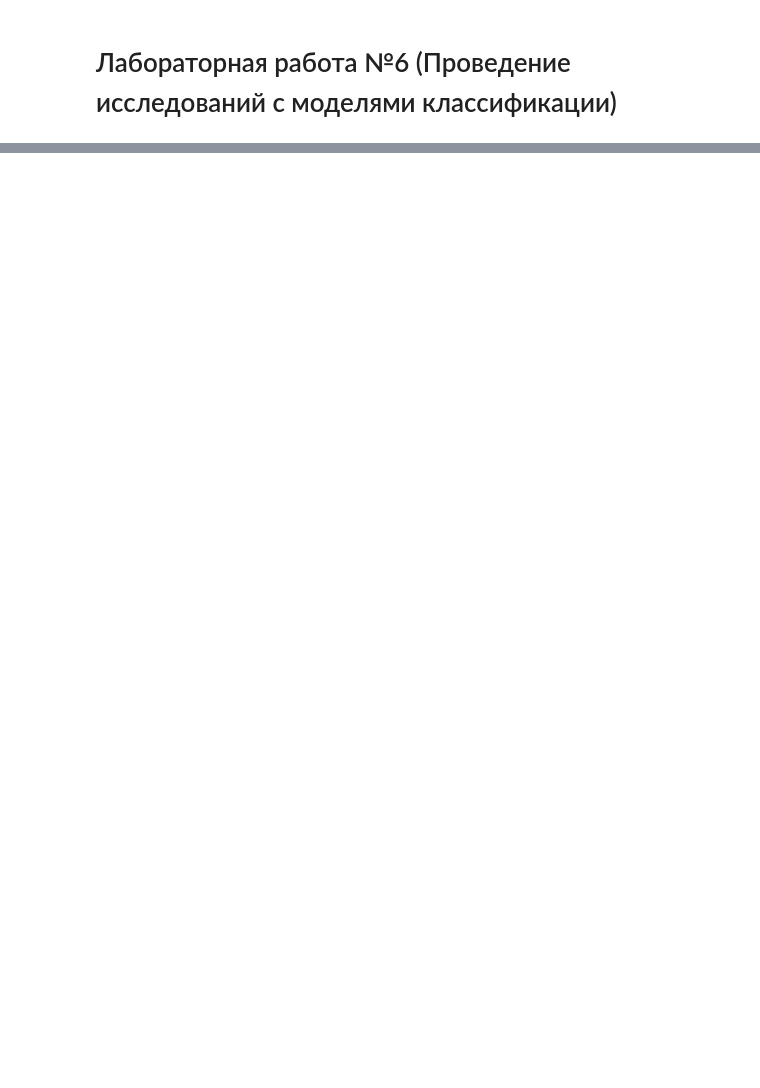
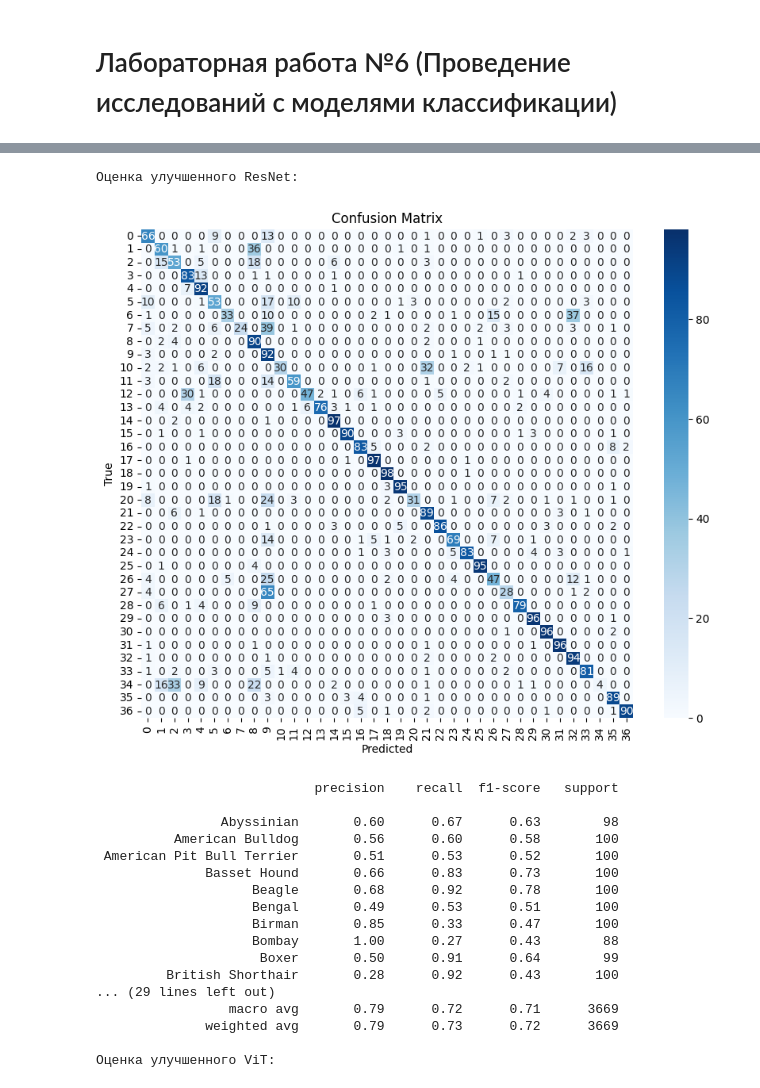
Before and after one commit to KristianNikulin/mai-AI-labs-2sem, a Jupyter notebook: ai_lab6.ipynb, the cells around one changed output, grey strips where cells are left out. Saved outputs shown, nothing was run; the diff lists cells and outputs as text; code cells hidden in the pictures; blank space fills up the shorter version.

```diff
--- a/ai_lab6.ipynb
+++ b/ai_lab6.ipynb
@@ -427,0 +358,14 @@ Random Forest (с улучшениями) F1 Score: 0.9616666666666667
+# %%
+# Новые трансформации с аугментацией
+train_transform = transforms.Compose([
+    transforms.Resize((224, 224)),
+    transforms.RandomHorizontalFlip(),
+    transforms.RandomRotation(10),
+    transforms.ColorJitter(brightness=0.2, contrast=0.2, saturation=0.2),
+    transforms.ToTensor(),
+    transforms.Normalize(mean=[0.485, 0.456, 0.406], std=[0.229, 0.224, 0.225])
+])
+
+# Пересоздадим DataLoader с аугментацией
+train_dataset_aug = datasets.OxfordIIITPet(root=data_dir, split='trainval', target_types='category', transform=train_transform)
+train_loader_aug = DataLoader(train_dataset_aug, batch_size=batch_size, shuffle=True)
@@ -427,0 +374,4 @@ Random Forest (с улучшениями) F1 Score: 0.9616666666666667
+# %%
+# Попробуем SGD с моментом
+optimizer_sgd = optim.SGD(model_resnet.parameters(), lr=0.001, momentum=0.9)
+train_model(model_resnet, criterion, optimizer_sgd, num_epochs=1)
@@ -427,0 +388,21 @@ Random Forest (с улучшениями) F1 Score: 0.9616666666666667
+# %%
+# Для ResNet50
+model_resnet_improved = models.resnet50(pretrained=True)
+
+# Замораживаем все слои, кроме последнего
+for param in model_resnet_improved.parameters():
+    param.requires_grad = False
+
+# Заменяем последний слой
+model_resnet_improved.fc = nn.Linear(model_resnet_improved.fc.in_features, num_classes)
+model_resnet_improved = model_resnet_improved.to('cuda' if torch.cuda.is_available() else 'cpu')
+
+# Для ViT
+model_vit_improved = models.vit_b_16(pretrained=True)
+
+# Замораживаем все слои, кроме head
+for param in model_vit_improved.parameters():
+    param.requires_grad = False
+
+model_vit_improved.heads.head = nn.Linear(model_vit_improved.heads.head.in_features, num_classes)
+model_vit_improved = model_vit_improved.to('cuda' if torch.cuda.is_available() else 'cpu')
@@ -427,0 +477,26 @@ Random Forest (с улучшениями) F1 Score: 0.9616666666666667
+# %%
+print("Оценка улучшенного ResNet:")
+evaluate_model(model_resnet_improved, test_loader)
+
+print("Оценка улучшенного ViT:")
+evaluate_model(model_vit_improved, test_loader)
+# %% [output]
+Оценка улучшенного ResNet:
+[figure, added]
+                            precision    recall  f1-score   support
+
+                Abyssinian       0.60      0.67      0.63        98
+          American Bulldog       0.56      0.60      0.58       100
+ American Pit Bull Terrier       0.51      0.53      0.52       100
+              Basset Hound       0.66      0.83      0.73       100
+                    Beagle       0.68      0.92      0.78       100
+                    Bengal       0.49      0.53      0.51       100
+                    Birman       0.85      0.33      0.47       100
+                    Bombay       1.00      0.27      0.43        88
+                     Boxer       0.50      0.91      0.64        99
+         British Shorthair       0.28      0.92      0.43       100
+... (29 lines left out)
+                 macro avg       0.79      0.72      0.71      3669
+              weighted avg       0.79      0.73      0.72      3669
+
+Оценка улучшенного ViT:
```
Also changed, not shown: parts of 50 cells of this notebook.
